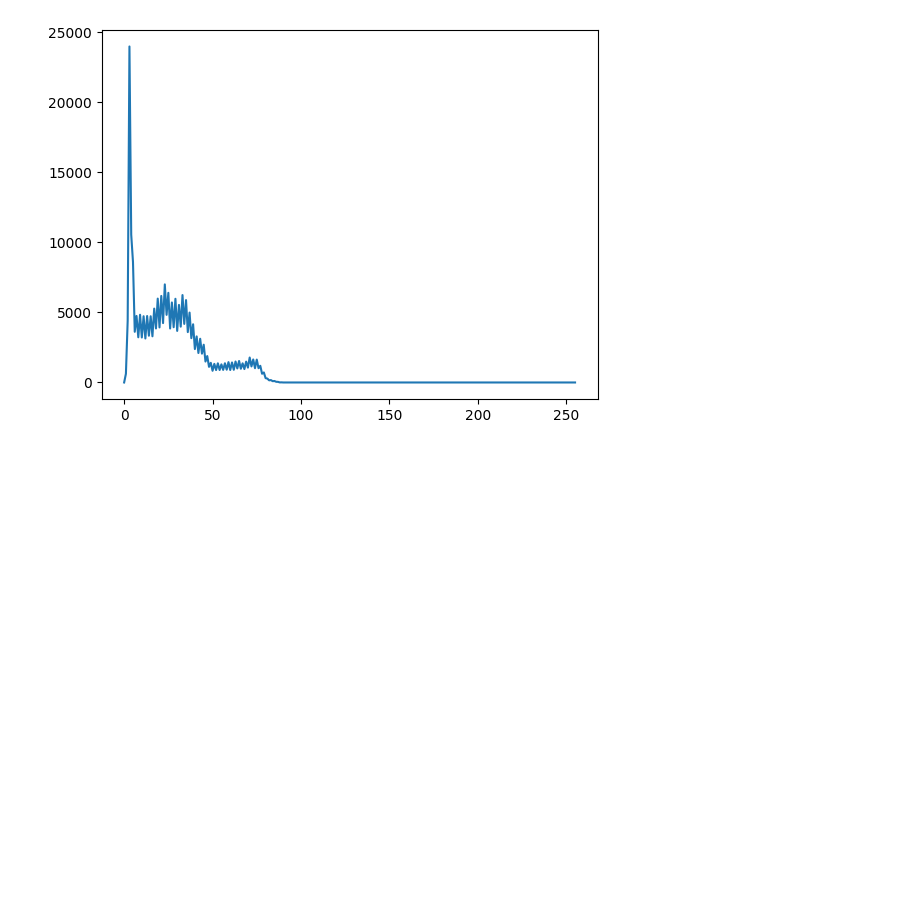
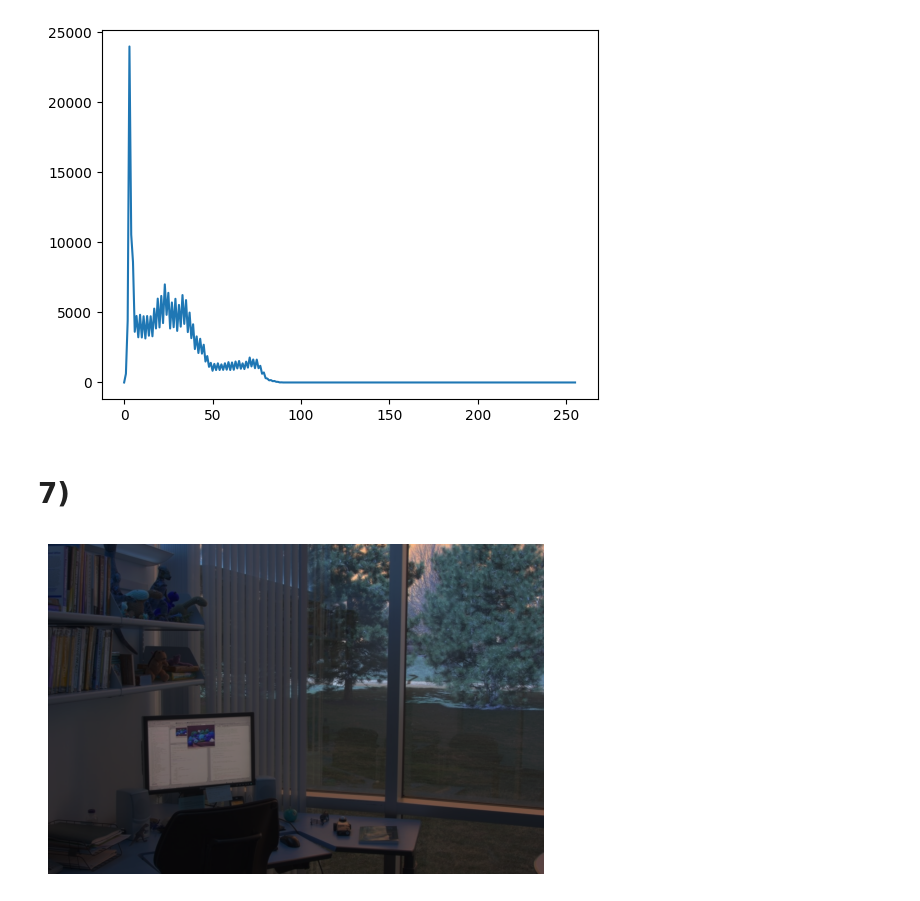
Before and after one commit to bautistasch/Procesamiento-de-Imagenes, a Jupyter notebook: TP4/notebook.ipynb, the cells around one changed output. Saved outputs shown, nothing was run; the diff lists cells and outputs as text; code cells hidden in the pictures; blank space fills up the shorter version.

```diff
--- a/TP4/notebook.ipynb
+++ b/TP4/notebook.ipynb
@@ -247,3 +247,28 @@ plt.show()
 [figure]
 [figure]
 [figure]
+# %% [markdown]
+# 7)
+# %%
+
+images = []
+for i in range(6):
+    images.append(cv2.imread(f"images/HDR images/office_{i+1}.jpg"))
+times = np.array([0.0333, 0.1000, 0.3333, 0.6250, 1.3000, 4.0000], dtype=np.float32)
+
+alignMTB = cv2.createAlignMTB()
+alignMTB.process(images, images)
+
+calibrateDebevec = cv2.createCalibrateDebevec()
+responseDebevec = calibrateDebevec.process(images, times=times.copy())
+
+mergeDebevec = cv2.createMergeDebevec()
+hdrDebevec = mergeDebevec.process(images, times, responseDebevec)
+
+tonemap = cv2.createTonemap(gamma=2.2)
+res = tonemap.process(hdrDebevec.copy())
+res = np.clip(res*255, 0, 255).astype(np.uint8)
+
+myplotimg(res)
+# %% [output]
+[figure, added]
```
